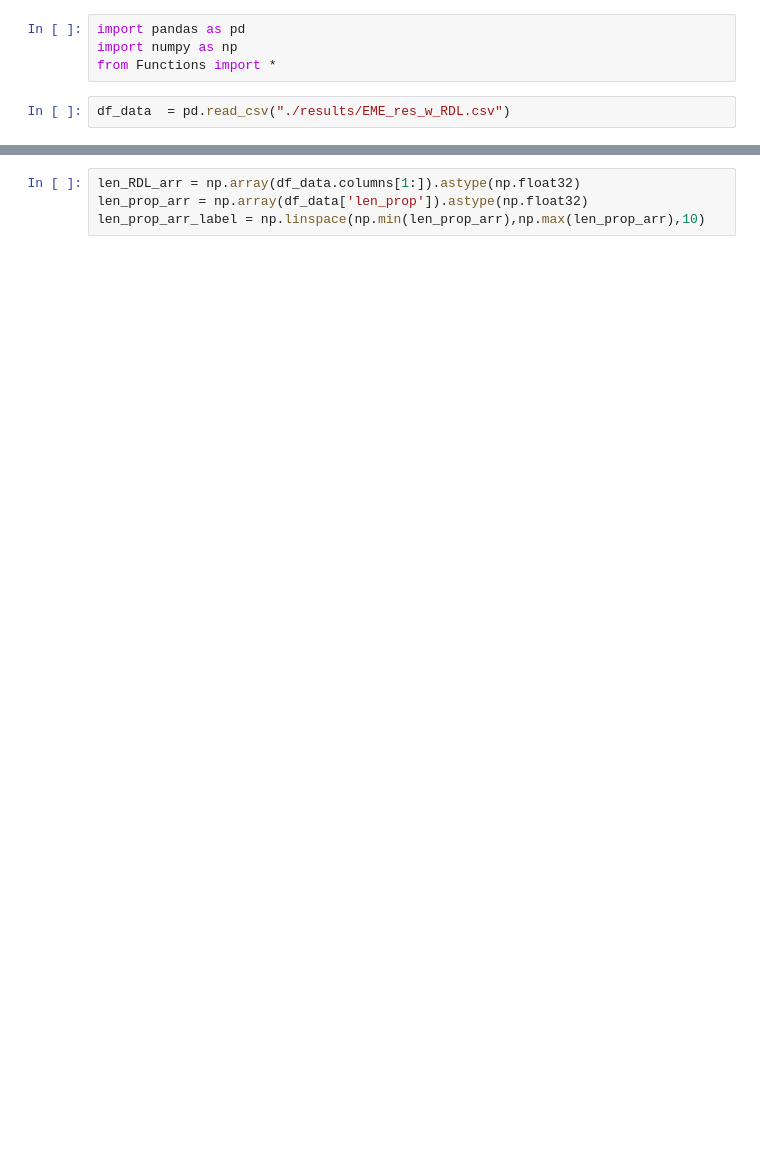
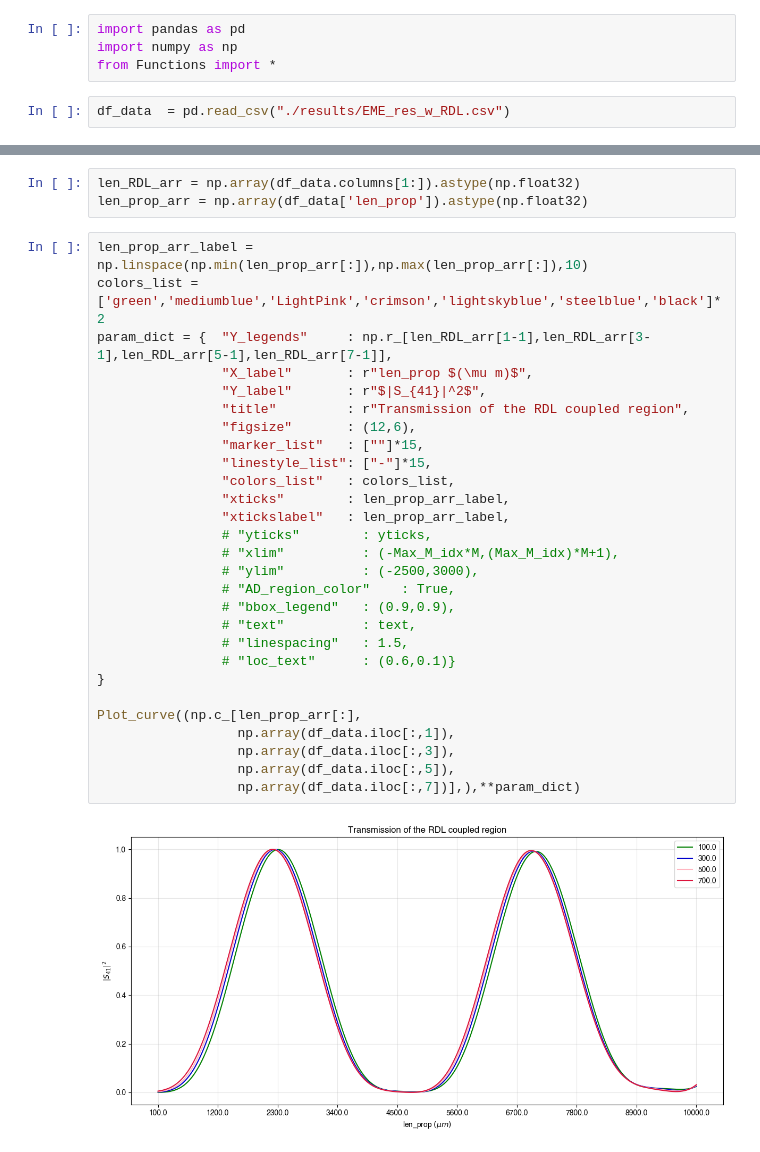
Before and after one commit to Harryxwh/SiNDispersionEngineering, a Jupyter notebook: 3D RDL.ipynb, the cells around one changed output, grey strips where cells are left out. Cells and saved outputs as stored; diff of their text form; blank space fills up the shorter version.

```diff
--- a/3D RDL.ipynb
+++ b/3D RDL.ipynb
@@ -7,5 +18,34 @@ df_data  = pd.read_csv("./results/EME_res_w_RDL.csv")
 # %%
 len_RDL_arr = np.array(df_data.columns[1:]).astype(np.float32)
 len_prop_arr = np.array(df_data['len_prop']).astype(np.float32)
-len_prop_arr_label = np.linspace(np.min(len_prop_arr),np.max(len_prop_arr),10)
+# %%
+len_prop_arr_label = np.linspace(np.min(len_prop_arr[:]),np.max(len_prop_arr[:]),10)
+colors_list = ['green','mediumblue','LightPink','crimson','lightskyblue','steelblue','black']*2
+param_dict = {  "Y_legends"     : np.r_[len_RDL_arr[1-1],len_RDL_arr[3-1],len_RDL_arr[5-1],len_RDL_arr[7-1]],
+                "X_label"       : r"len_prop $(\mu m)$",
+                "Y_label"       : r"$|S_{41}|^2$",
+                "title"         : r"Transmission of the RDL coupled region",
+                "figsize"       : (12,6),
+                "marker_list"   : [""]*15,
+                "linestyle_list": ["-"]*15,
+                "colors_list"   : colors_list,
+                "xticks"        : len_prop_arr_label,
+                "xtickslabel"   : len_prop_arr_label,
+                # "yticks"        : yticks,
+                # "xlim"          : (-Max_M_idx*M,(Max_M_idx)*M+1),
+                # "ylim"          : (-2500,3000),
+                # "AD_region_color"    : True,
+                # "bbox_legend"   : (0.9,0.9),
+                # "text"          : text,
+                # "linespacing"   : 1.5,
+                # "loc_text"      : (0.6,0.1)}
+}
+
+Plot_curve((np.c_[len_prop_arr[:],
+                  np.array(df_data.iloc[:,1]),
+                  np.array(df_data.iloc[:,3]),
+                  np.array(df_data.iloc[:,5]),
+                  np.array(df_data.iloc[:,7])],),**param_dict)
+# %% [output]
+[figure, added]
 # %%
```
Also changed, not shown: parts of 9 cells of this notebook, 13 other files.
